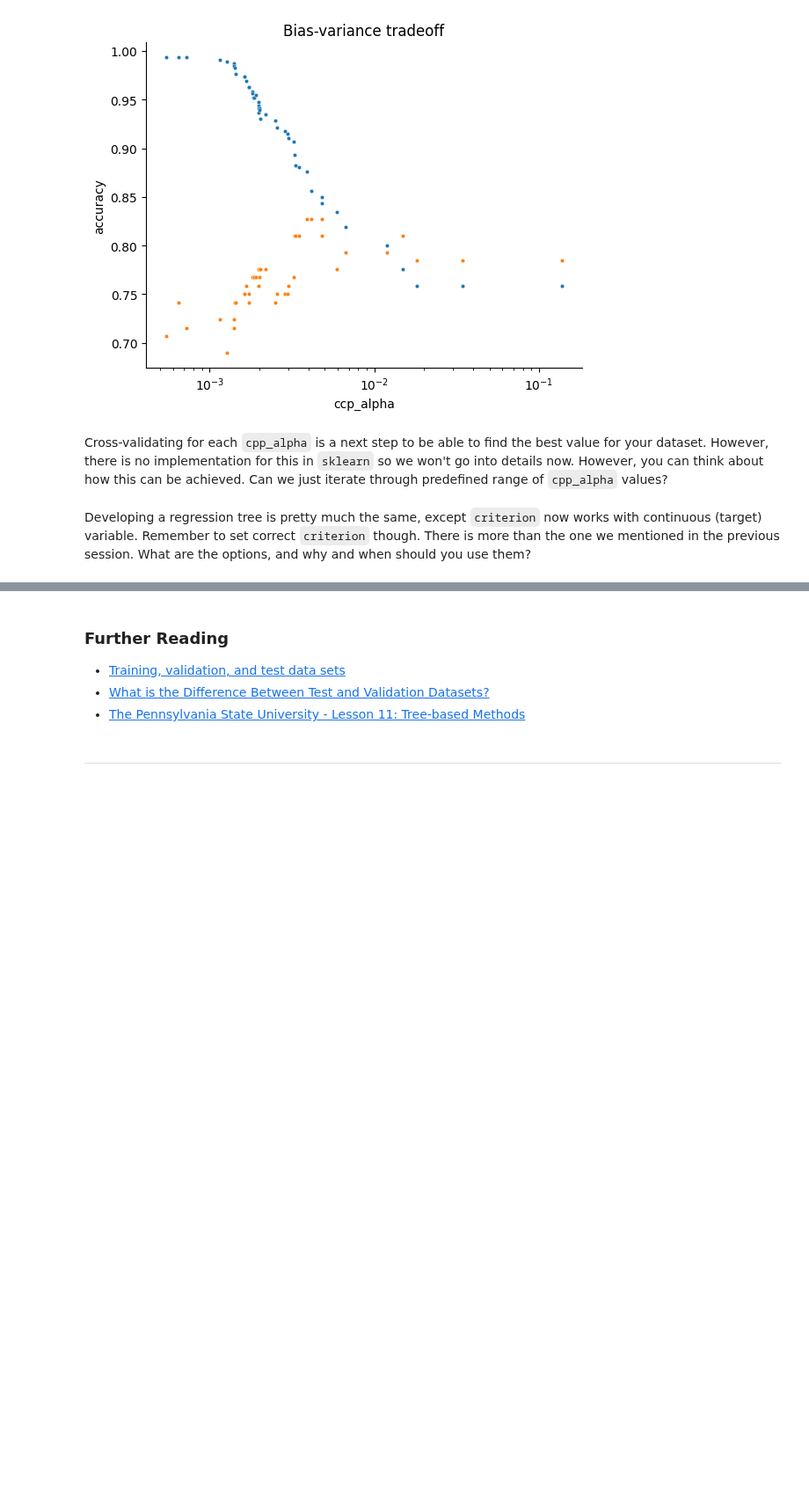
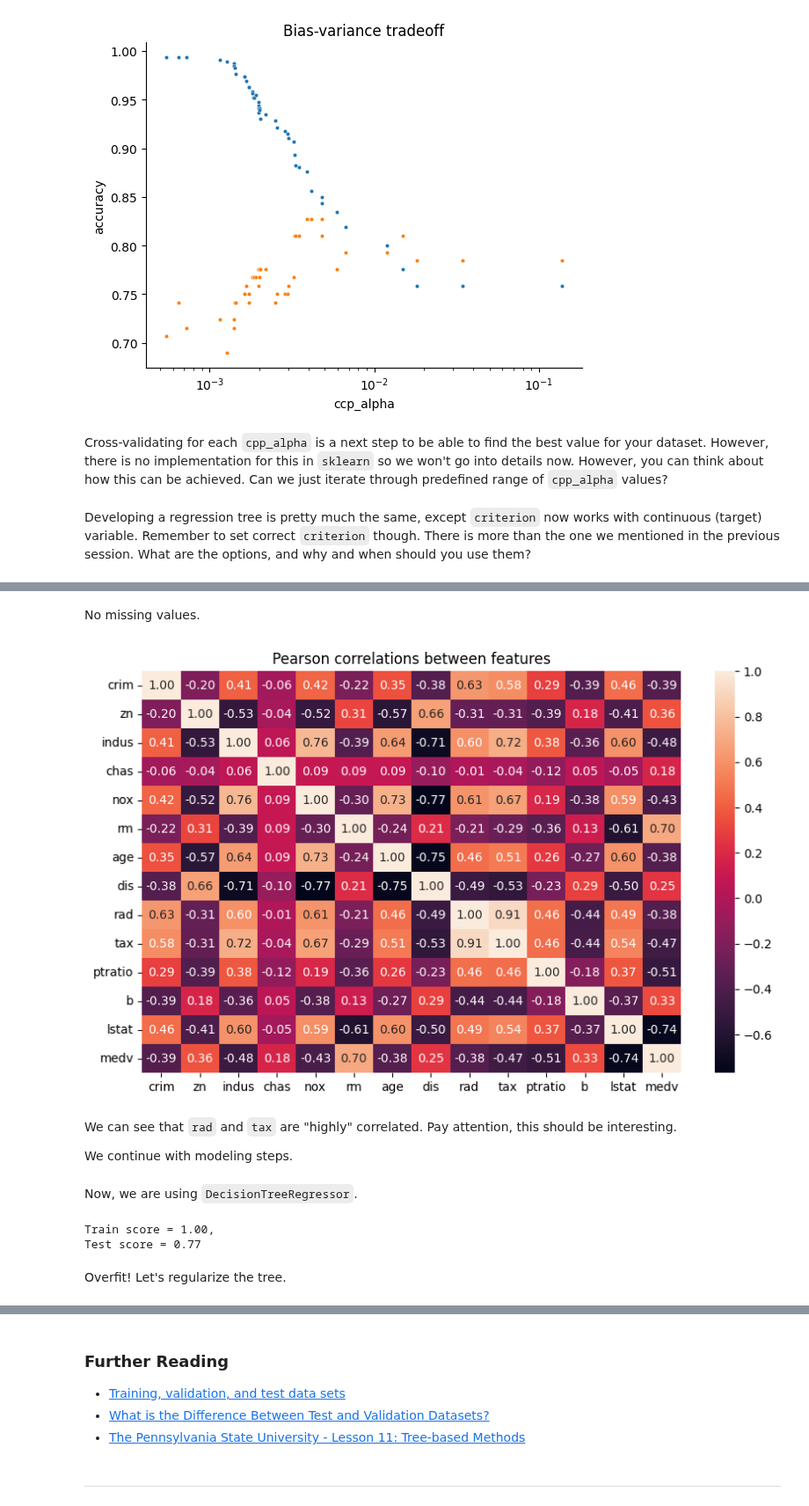
Before and after one commit to datakolektiv/dss03python2023, a Jupyter notebook: session21/dss03_py_session21.ipynb, the cells around one changed output, grey strips where cells are left out. Shown at 88% size. Cells and saved outputs as stored; diff of their text form; code cells hidden in the pictures; blank space fills up the shorter version.

```diff
--- a/session21/dss03_py_session21.ipynb
+++ b/session21/dss03_py_session21.ipynb
@@ -714,0 +723,2 @@ Developing a regression tree is pretty much the same, except `criterion` now wor
+# %%
+df_housing = pd.read_csv('./_data/BostonHousingData.csv')
@@ -714,0 +745,12 @@ Developing a regression tree is pretty much the same, except `criterion` now wor
+# %% [markdown]
+No missing values.
+# %%
+plt.figure(figsize=(10, 6))
+sns.heatmap(df_housing.corr(), fmt='.2f', annot=True)
+plt.title('Pearson correlations between features');
+# %% [output]
+[figure, added]
+# %% [markdown]
+We can see that `rad` and `tax` are "highly" correlated. Pay attention, this should be interesting.
+
+We continue with modeling steps.
@@ -714,0 +761,16 @@ Developing a regression tree is pretty much the same, except `criterion` now wor
+# %% [markdown]
+Now, we are using `DecisionTreeRegressor`.
+# %%
+dc = DecisionTreeRegressor(criterion='squared_error')
+
+dc.fit(X_train, y_train)
+
+train_score = r2_score(y_train, dc.predict(X_train))
+test_score = r2_score(y_test, dc.predict(X_test))
+
+print(f"Train score = {train_score:.2f},\nTest score = {test_score:.2f}")
+# %% [output]
+Train score = 1.00,
+Test score = 0.77
+# %% [markdown]
+Overfit! Let's regularize the tree.
```
Also changed, not shown: parts of 14 cells of this notebook, 2 other files.
